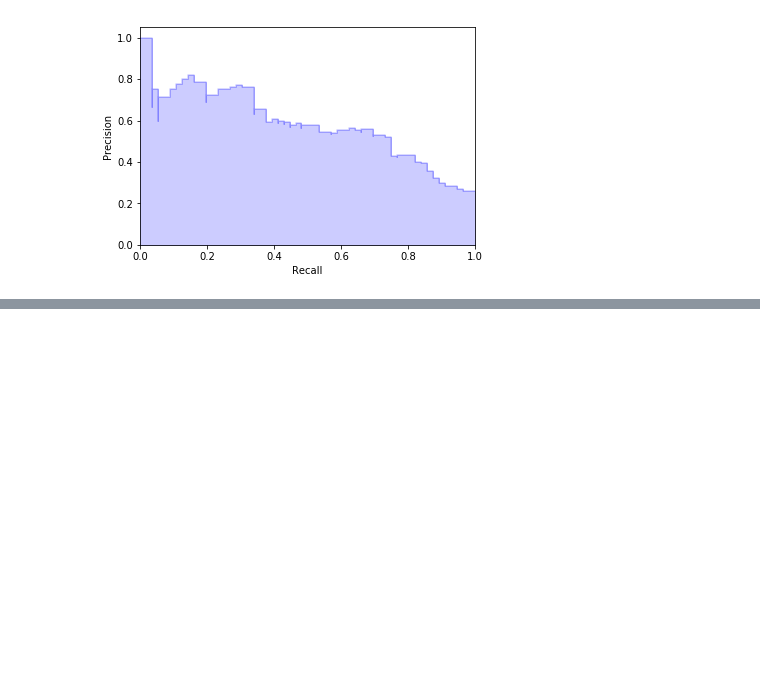
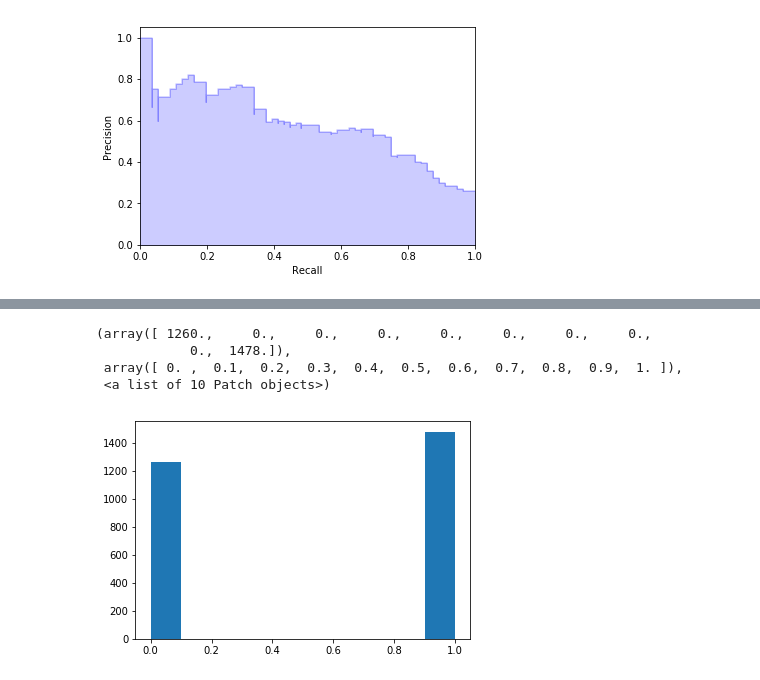
Before and after one commit to KeepFloyding/IP-research, a Jupyter notebook: Predict_Churn/teacher_churn/prediction/Baseline Prediction.ipynb, the cells around one changed output, grey strips where cells are left out. Drawn from its saved outputs; the diff is of its cells as text; code cells hidden in the pictures; blank space fills up the shorter version.

Commit message:
baseline ++ teacher churn

```diff
--- a/Predict_Churn/teacher_churn/prediction/Baseline Prediction.ipynb
+++ b/Predict_Churn/teacher_churn/prediction/Baseline Prediction.ipynb
@@ -581,0 +606,6 @@ average_precision_score(y_test,y_score[:,1])
+# %%
+source_user = '/home/work/GitHub/data/user_info.csv'
+
+df = pd.read_csv('/home/work/GitHub/data/teacher_churn/edit_teacher_timeseries.csv')
+
+df.head()
@@ -581,0 +640,26 @@ average_precision_score(y_test,y_score[:,1])
+# %%
+last_month = 0;
+
+# Find users that have churned
+plot_churn = df.reset_index().groupby('index')['event_leg'].max()
+
+# Remove users that have churned before last month
+plot_churn = plot_churn[plot_churn.values >= last_month]
+df_lm = df.set_index(['index','event_leg']).loc[plot_churn.index.values]
+
+# Remove rows all greater than last_month
+df_lm = df_lm[df_lm.index.get_level_values(1)<=last_month]
+plot_churn =plot_churn.loc[np.unique(df_lm.index.get_level_values(0).values)]
+
+# Label those that churned at last month
+label = [1 if item == last_month else 0 for item in plot_churn.values]
+df_lm = df_lm.loc[plot_churn.index.values]
+
+# CLean off any nan
+df_lm = df_lm.fillna(0)
+
+# Add rows for months that may not exist for a user and set as zero
+df_lm = df_lm.unstack(level='event_leg').stack(level='event_leg',dropna=False).fillna(0)
+
+# Display the dataframe
+df_lm.head(10)
@@ -581,0 +697,9 @@ average_precision_score(y_test,y_score[:,1])
+# %%
+# Check class distribution
+plt.hist(label)
+# %% [output]
+(array([ 1260.,     0.,     0.,     0.,     0.,     0.,     0.,     0.,
+            0.,  1478.]),
+ array([ 0. ,  0.1,  0.2,  0.3,  0.4,  0.5,  0.6,  0.7,  0.8,  0.9,  1. ]),
+ <a list of 10 Patch objects>)
+[figure, added]
```
Also changed, not shown: parts of 13 cells of this notebook, 15 other files.
